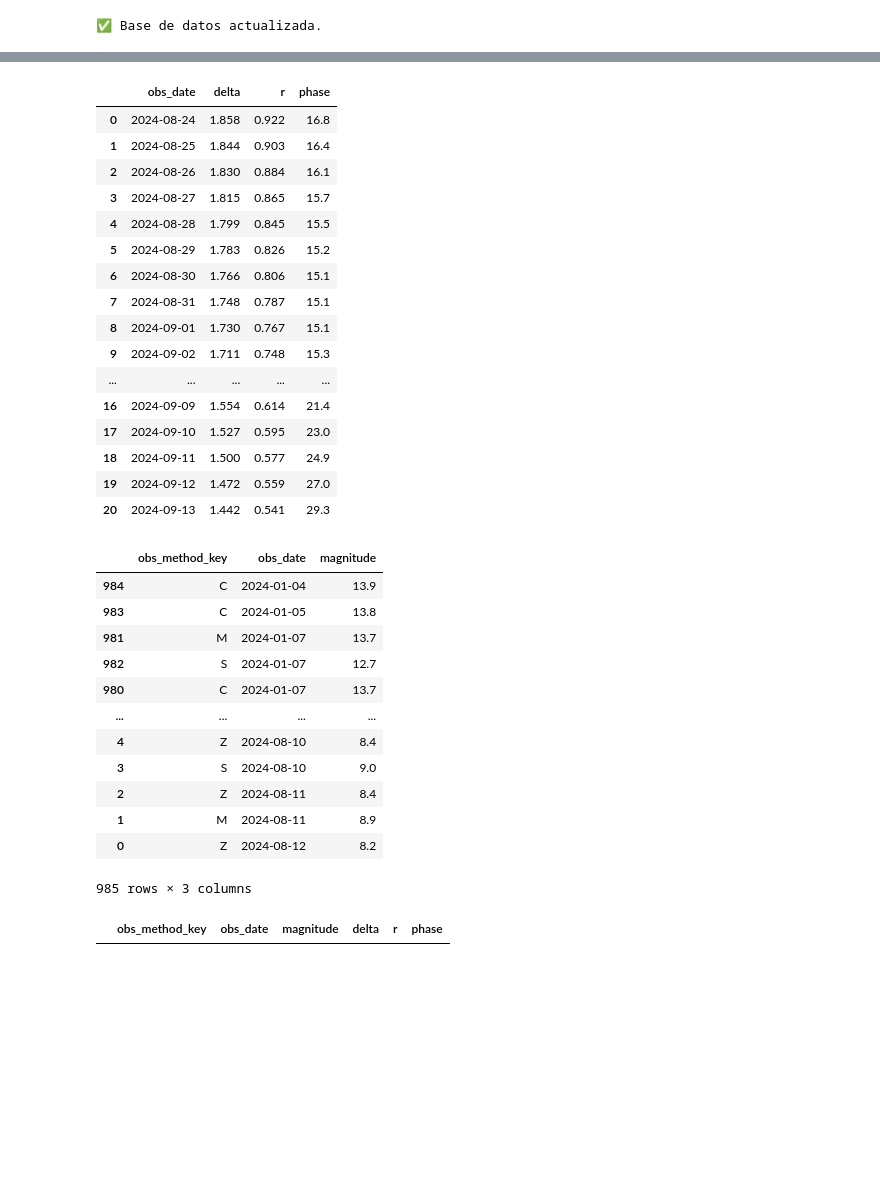
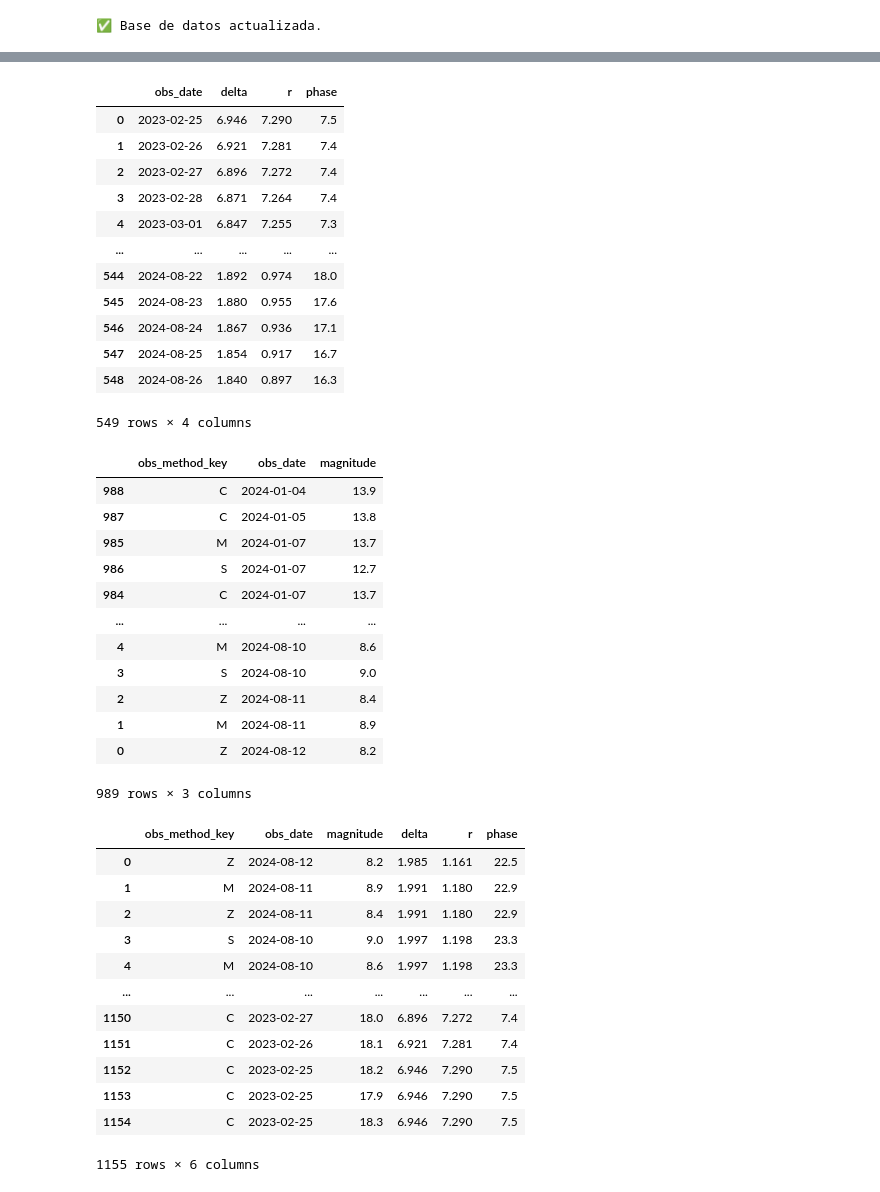
Before and after one commit to sperezp23/Cometa_C_2023_T_ATLAS, a Jupyter notebook: cometa_Cobs_API.ipynb, the cells around one changed output, grey strips where cells are left out. Saved outputs shown, nothing was run; the diff lists cells and outputs as text; code cells hidden in the pictures; blank space fills up the shorter version.

```diff
--- a/cometa_Cobs_API.ipynb
+++ b/cometa_Cobs_API.ipynb
@@ -90,7 +92,7 @@ cometa_df['obs_date'] = pd.to_datetime(pd.to_datetime(cometa_df.obs_date).dt.dat
 cometa_df['magnitude'] = pd.to_numeric(cometa_df.magnitude)
 # %%
 # Info de nuevo data frame
-curva_de_luz_df = cometa_df[['obs_method_key', 'obs_date', 'magnitude']]
-curva_de_luz_df.info()
+curva_de_luz_cruda_df = cometa_df[['obs_method_key', 'obs_date', 'magnitude']]
+curva_de_luz_cruda_df.info()
 # %% [output]
 <class 'pandas.core.frame.DataFrame'>
@@ -139,7 +141,9 @@ fig.update_yaxes(autorange="reversed")
 fig.show()
 # %%
 # Ephemeris
-eph = MPC.get_ephemeris('C/2023 A3')
+fecha_inicial = curva_de_luz_cruda_df.obs_date.sort_values(ascending=True)[curva_de_luz_cruda_df.index.max()].date()
+number = (date.today() - fecha_inicial).days
+eph = MPC.get_ephemeris('C/2023 A3', start = str(fecha_inicial), number = number + 1)
 ephemeris_df = eph.to_pandas()
 ephemeris_df.columns = ephemeris_df.columns.str.lower()
 ephemeris_df
@@ -209,39 +209,48 @@ curva_de_luz_ephemeris_df = curva_de_luz_ephemeris_df.rename(columns = {'date':'
 curva_de_luz_ephemeris_df
 # %% [output]
 |  | obs_date | delta | r | phase |
-| 0 | 2024-08-24 | 1.858 | 0.922 | 16.8 |
-| 1 | 2024-08-25 | 1.844 | 0.903 | 16.4 |
-| 2 | 2024-08-26 | 1.830 | 0.884 | 16.1 |
-| 3 | 2024-08-27 | 1.815 | 0.865 | 15.7 |
-| 4 | 2024-08-28 | 1.799 | 0.845 | 15.5 |
-| 5 | 2024-08-29 | 1.783 | 0.826 | 15.2 |
-| 6 | 2024-08-30 | 1.766 | 0.806 | 15.1 |
-| 7 | 2024-08-31 | 1.748 | 0.787 | 15.1 |
-| 8 | 2024-09-01 | 1.730 | 0.767 | 15.1 |
-| 9 | 2024-09-02 | 1.711 | 0.748 | 15.3 |
+| 0 | 2023-02-25 | 6.946 | 7.290 | 7.5 |
+| 1 | 2023-02-26 | 6.921 | 7.281 | 7.4 |
+| 2 | 2023-02-27 | 6.896 | 7.272 | 7.4 |
+| 3 | 2023-02-28 | 6.871 | 7.264 | 7.4 |
+| 4 | 2023-03-01 | 6.847 | 7.255 | 7.3 |
 | ... | ... | ... | ... | ... |
-| 16 | 2024-09-09 | 1.554 | 0.614 | 21.4 |
-| 17 | 2024-09-10 | 1.527 | 0.595 | 23.0 |
-| 18 | 2024-09-11 | 1.500 | 0.577 | 24.9 |
-| 19 | 2024-09-12 | 1.472 | 0.559 | 27.0 |
-| 20 | 2024-09-13 | 1.442 | 0.541 | 29.3 |
+| 544 | 2024-08-22 | 1.892 | 0.974 | 18.0 |
+| 545 | 2024-08-23 | 1.880 | 0.955 | 17.6 |
+| 546 | 2024-08-24 | 1.867 | 0.936 | 17.1 |
+| 547 | 2024-08-25 | 1.854 | 0.917 | 16.7 |
+| 548 | 2024-08-26 | 1.840 | 0.897 | 16.3 |
+549 rows × 4 columns
 # %%
-curva_de_luz_df[curva_de_luz_df.obs_date.dt.year == 2024].sort_values('obs_date')
+curva_de_luz_cruda_df[curva_de_luz_cruda_df.obs_date.dt.year == 2024].sort_values('obs_date')
 # %% [output]
 |  | obs_method_key | obs_date | magnitude |
-| 984 | C | 2024-01-04 | 13.9 |
-| 983 | C | 2024-01-05 | 13.8 |
-| 981 | M | 2024-01-07 | 13.7 |
-| 982 | S | 2024-01-07 | 12.7 |
-| 980 | C | 2024-01-07 | 13.7 |
+| 988 | C | 2024-01-04 | 13.9 |
+| 987 | C | 2024-01-05 | 13.8 |
+| 985 | M | 2024-01-07 | 13.7 |
+| 986 | S | 2024-01-07 | 12.7 |
+| 984 | C | 2024-01-07 | 13.7 |
 | ... | ... | ... | ... |
-| 4 | Z | 2024-08-10 | 8.4 |
+| 4 | M | 2024-08-10 | 8.6 |
 | 3 | S | 2024-08-10 | 9.0 |
 | 2 | Z | 2024-08-11 | 8.4 |
 | 1 | M | 2024-08-11 | 8.9 |
 | 0 | Z | 2024-08-12 | 8.2 |
-985 rows × 3 columns
+989 rows × 3 columns
 # %%
-curva_de_luz_df.merge(curva_de_luz_ephemeris_df, on='obs_date')
+curva_de_luz_procesada_df = curva_de_luz_cruda_df.merge(curva_de_luz_ephemeris_df, on='obs_date')
+curva_de_luz_procesada_df
 # %% [output]
 |  | obs_method_key | obs_date | magnitude | delta | r | phase |
+| 0 | Z | 2024-08-12 | 8.2 | 1.985 | 1.161 | 22.5 |
+| 1 | M | 2024-08-11 | 8.9 | 1.991 | 1.180 | 22.9 |
+| 2 | Z | 2024-08-11 | 8.4 | 1.991 | 1.180 | 22.9 |
+| 3 | S | 2024-08-10 | 9.0 | 1.997 | 1.198 | 23.3 |
+| 4 | M | 2024-08-10 | 8.6 | 1.997 | 1.198 | 23.3 |
+| ... | ... | ... | ... | ... | ... | ... |
+| 1150 | C | 2023-02-27 | 18.0 | 6.896 | 7.272 | 7.4 |
+| 1151 | C | 2023-02-26 | 18.1 | 6.921 | 7.281 | 7.4 |
+| 1152 | C | 2023-02-25 | 18.2 | 6.946 | 7.290 | 7.5 |
+| 1153 | C | 2023-02-25 | 17.9 | 6.946 | 7.290 | 7.5 |
+| 1154 | C | 2023-02-25 | 18.3 | 6.946 | 7.290 | 7.5 |
+1155 rows × 6 columns
```
Also changed, not shown: parts of 15 cells of this notebook, 1 other file.
